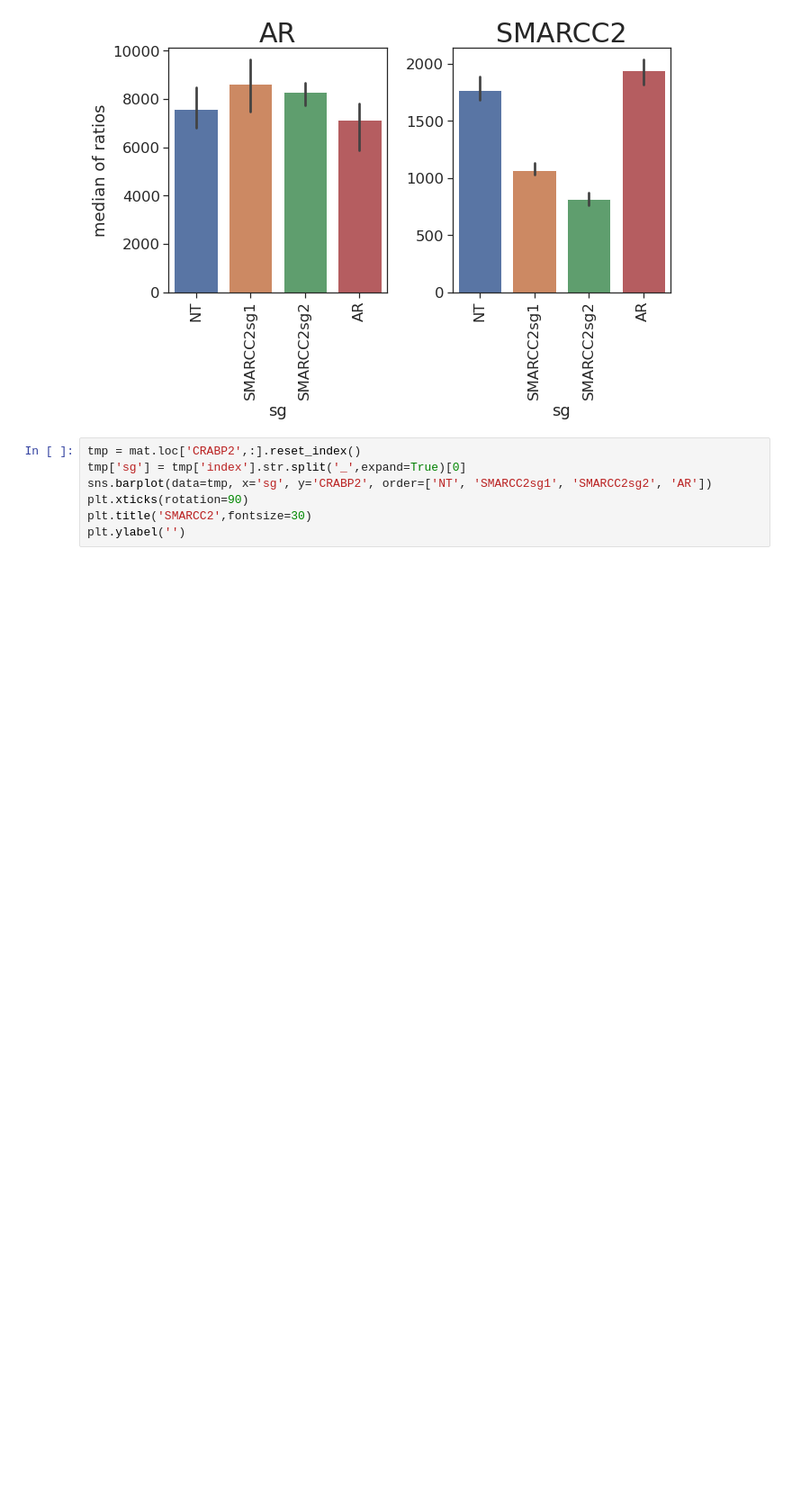
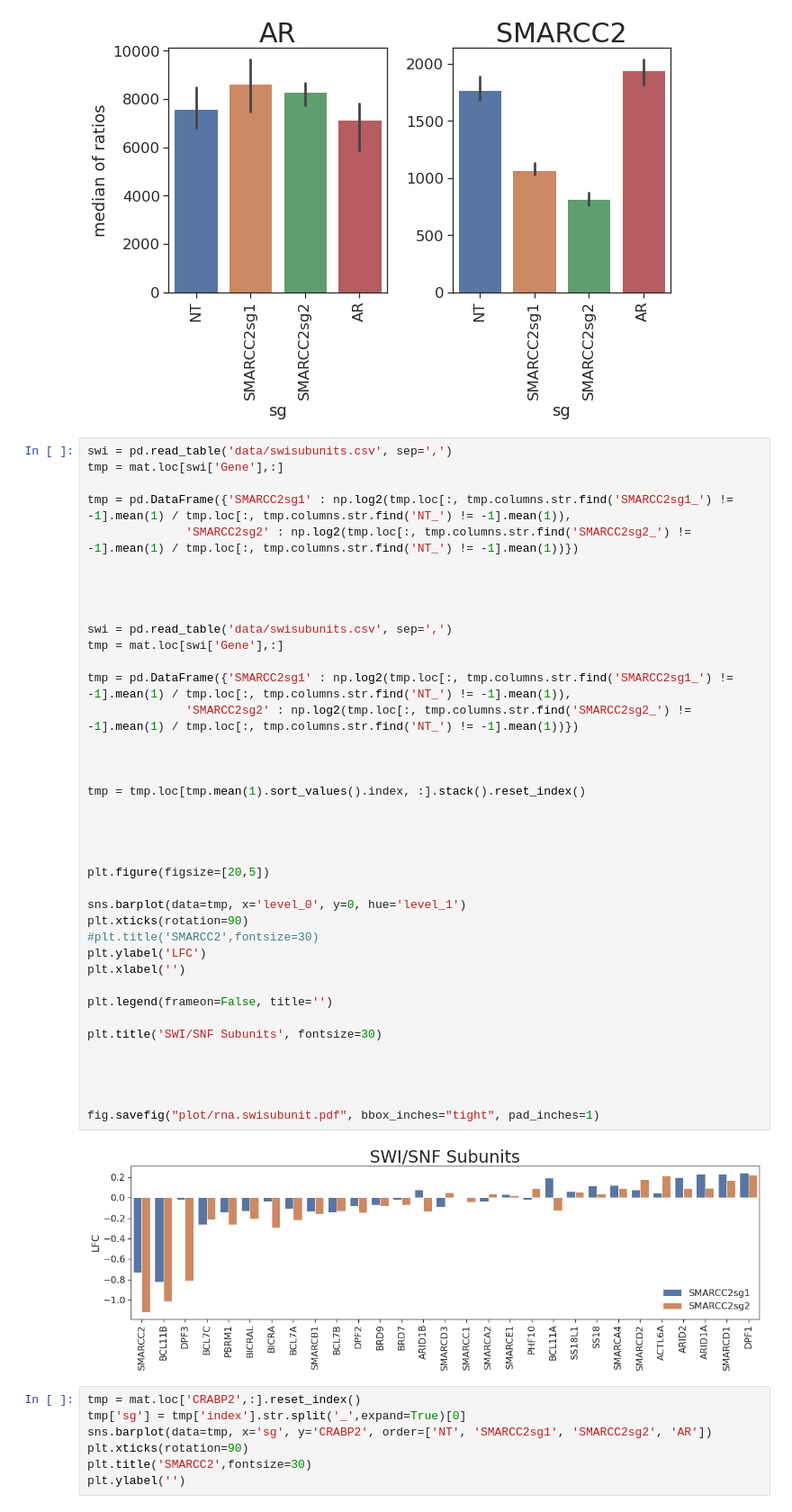
Before and after one commit to lacklab/SWISNF, a Jupyter notebook: 2b-rnaPY.ipynb, the cells around one changed output. Shown at 90% size. Saved outputs shown, nothing was run; the diff lists cells and outputs as text; blank space fills up the shorter version.

```diff
--- a/2b-rnaPY.ipynb
+++ b/2b-rnaPY.ipynb
@@ -277,6 +277,47 @@ plt.ylabel('')
 fig.savefig("plot/rna.tfexp.pdf", bbox_inches="tight", pad_inches=1)
 # %% [output]
 [figure]
+# %%
+swi = pd.read_table('data/swisubunits.csv', sep=',')
+tmp = mat.loc[swi['Gene'],:]
+
+tmp = pd.DataFrame({'SMARCC2sg1' : np.log2(tmp.loc[:, tmp.columns.str.find('SMARCC2sg1_') != -1].mean(1) / tmp.loc[:, tmp.columns.str.find('NT_') != -1].mean(1)),
+			  'SMARCC2sg2' : np.log2(tmp.loc[:, tmp.columns.str.find('SMARCC2sg2_') != -1].mean(1) / tmp.loc[:, tmp.columns.str.find('NT_') != -1].mean(1))})
+
+
+
+
+swi = pd.read_table('data/swisubunits.csv', sep=',')
+tmp = mat.loc[swi['Gene'],:]
+
+tmp = pd.DataFrame({'SMARCC2sg1' : np.log2(tmp.loc[:, tmp.columns.str.find('SMARCC2sg1_') != -1].mean(1) / tmp.loc[:, tmp.columns.str.find('NT_') != -1].mean(1)),
+			  'SMARCC2sg2' : np.log2(tmp.loc[:, tmp.columns.str.find('SMARCC2sg2_') != -1].mean(1) / tmp.loc[:, tmp.columns.str.find('NT_') != -1].mean(1))})
+
+
+
+tmp = tmp.loc[tmp.mean(1).sort_values().index, :].stack().reset_index()
+
+
+
+
+plt.figure(figsize=[20,5])
+
+sns.barplot(data=tmp, x='level_0', y=0, hue='level_1')
+plt.xticks(rotation=90)
+#plt.title('SMARCC2',fontsize=30)
+plt.ylabel('LFC')
+plt.xlabel('')
+
+plt.legend(frameon=False, title='')
+
+plt.title('SWI/SNF Subunits', fontsize=30)
+
+
+
+
+fig.savefig("plot/rna.swisubunit.pdf", bbox_inches="tight", pad_inches=1)
+# %% [output]
+[figure, added]
 # %%
 tmp = mat.loc['CRABP2',:].reset_index()
 tmp['sg'] = tmp['index'].str.split('_',expand=True)[0]
```
Also changed, not shown: parts of 3 cells of this notebook, 10 other files.
